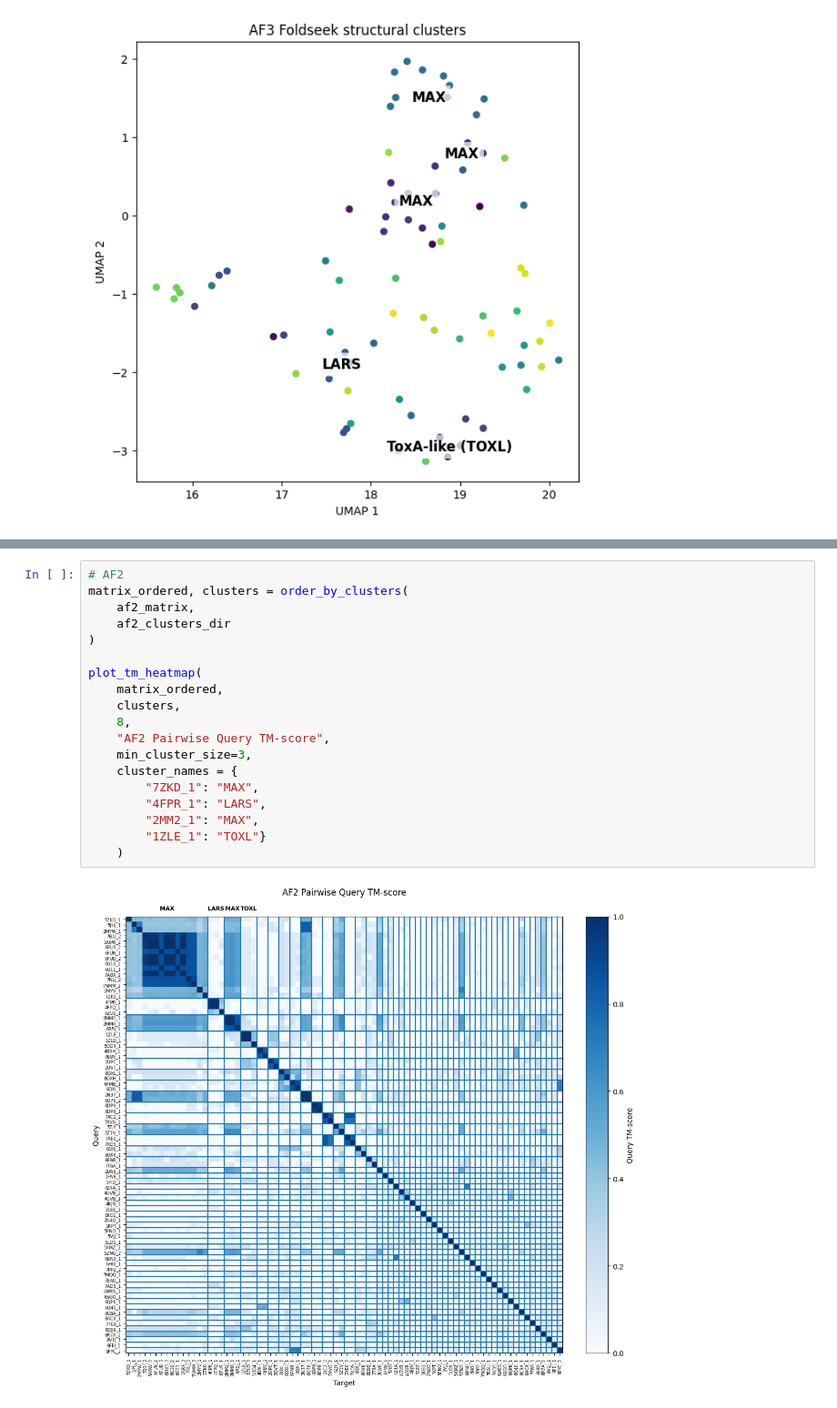
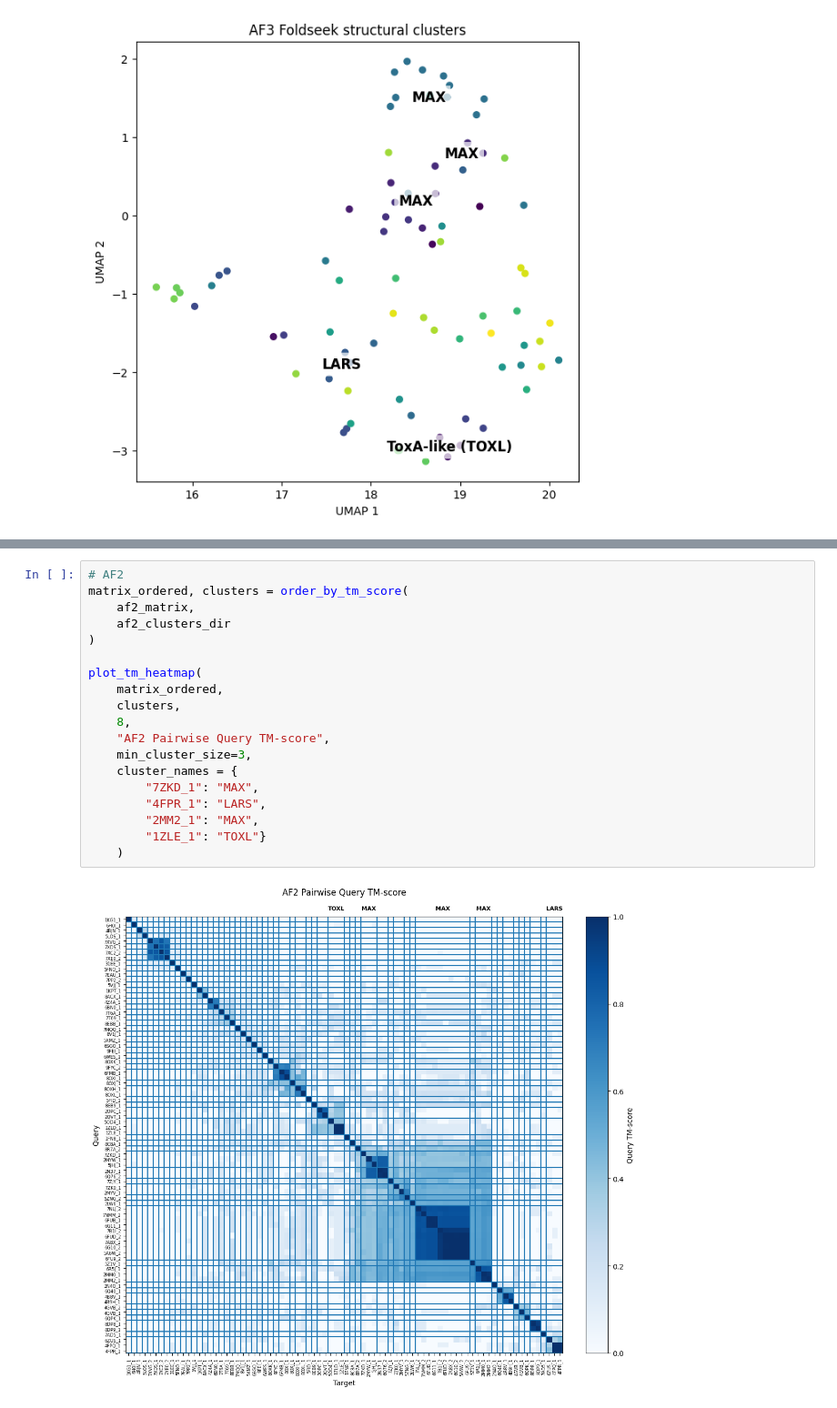
Before and after one commit to Rachel-Oei/Effector-Structure-Prediction, a Jupyter notebook: 06_clustering/umap.ipynb, the cells around one changed output, grey strips where cells are left out. Shown at 91% size. Cells and saved outputs as stored; diff of their text form.

```diff
--- a/06_clustering/umap.ipynb
+++ b/06_clustering/umap.ipynb
@@ -118,23 +118,23 @@ plot_tm_heatmap(
 # %%
 # AF2
-matrix_ordered, clusters = order_by_clusters(
+matrix_ordered, clusters = order_by_tm_score(
     af2_matrix,
     af2_clusters_dir
 )
 
 plot_tm_heatmap(
     matrix_ordered,
     clusters,
     8,
     "AF2 Pairwise Query TM-score",
     min_cluster_size=3,
     cluster_names = {
         "7ZKD_1": "MAX",
         "4FPR_1": "LARS",
         "2MM2_1": "MAX",
         "1ZLE_1": "TOXL"}
     )
 # %% [output]
-[figure, old version]
+[figure, new version]
 # %%
 # AF3
```
Also changed, not shown: parts of 4 cells of this notebook, 2 other files.
